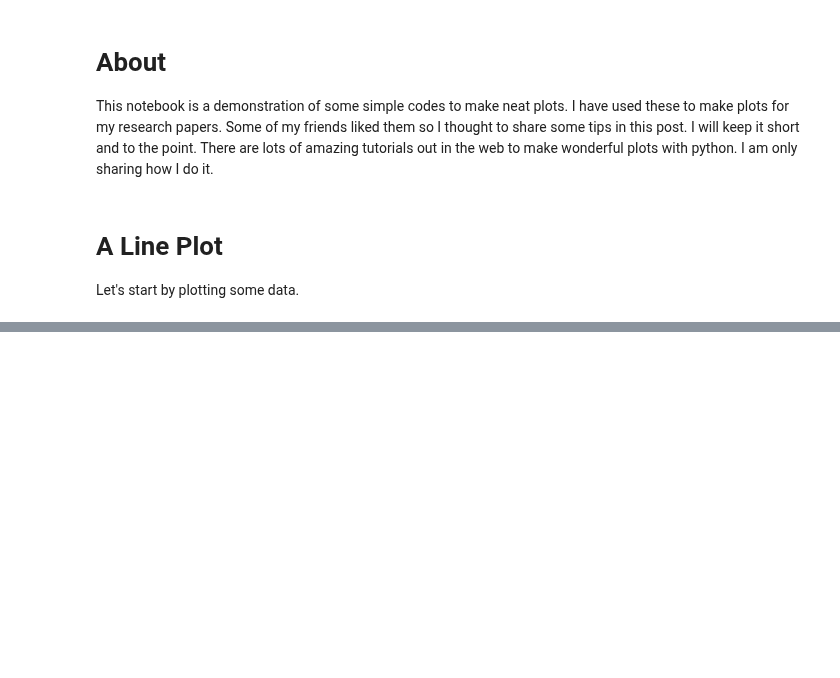
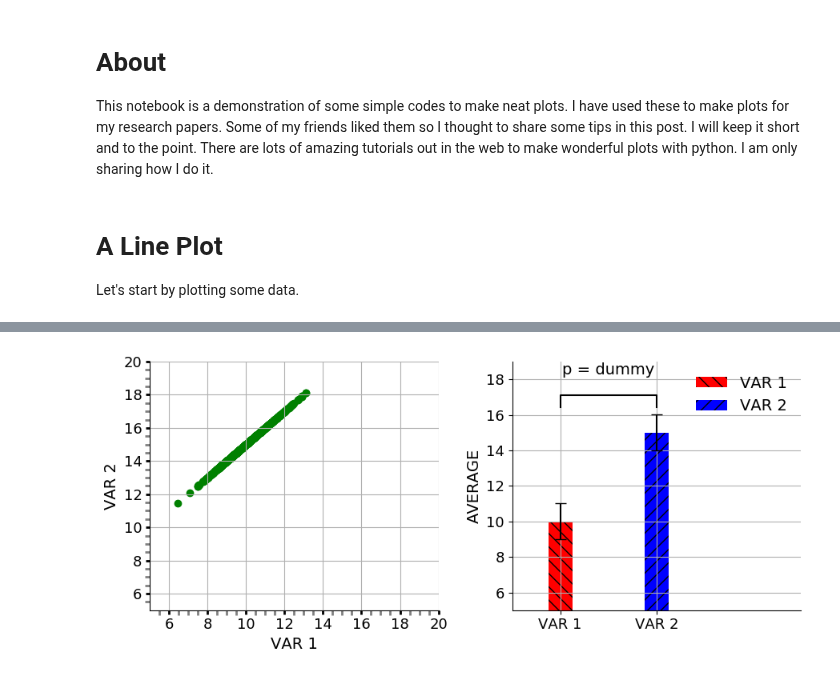
Before and after one commit to neerajww/myblog, a Jupyter notebook: _notebooks/2020-06-05-plotting_tips.ipynb, the cells around one changed output, grey strips where cells are left out. Cells and saved outputs as stored; diff of their text form; code cells hidden in the pictures; blank space fills up the shorter version.

```diff
--- a/_notebooks/2020-06-05-plotting_tips.ipynb
+++ b/_notebooks/2020-06-05-plotting_tips.ipynb
@@ -55,0 +174,46 @@ plt.show()
+# %%
+# make data
+x = []
+x.append(np.random.normal(10, std, size=num_samples))
+x.append(5+x[0])
+# scatter plots
+fig = plt.subplots(figsize=(9, 4))
+
+ax = plt.subplot(1,2,1)
+ax.scatter(x[0],x[1],color='green')
+ax.set_xlabel('VAR 1',fontsize=14)
+ax.set_ylabel('VAR 2',fontsize=14)
+ax.xaxis.set_minor_locator(AutoMinorLocator())
+ax.yaxis.set_minor_locator(AutoMinorLocator())
+ax.tick_params(which='both', width=2)
+ax.set_xlim(5,20)
+ax.set_ylim(5,20)
+ax.grid(True)
+plt.xticks(fontsize=13)
+plt.yticks(fontsize=13)
+ax.spines['right'].set_visible(False)
+ax.spines['top'].set_visible(False)
+# ax.plot([5,60],[5,60],'--',color='black',alpha=0.25)
+ax.tick_params(which='minor', length=4, color='gray')
+
+
+ax = plt.subplot(1,2,2)
+ax.bar(2,np.mean(x[0]),yerr=np.std(x[0]), align='center',alpha=1, ecolor='black',capsize=5,hatch="\\\\",color='red',label='VAR 1',width=.5)
+ax.bar(4,np.mean(x[1]),yerr=np.std(x[1]), align='center',alpha=1, ecolor='black',capsize=5,hatch="//",color='blue',label='VAR 2',width=.5)
+ax.set_ylabel('AVERAGE',fontsize=14)
+ax.legend(loc='upper right',frameon=False,fontsize=14)
+plt.xticks([2,4], ['VAR 1','VAR 2'],rotation=0)
+ax.set_xlim(1,7)
+ax.set_ylim(5,19)
+plt.xticks(fontsize=13)
+plt.yticks(fontsize=13)
+ax.grid(True)
+ax.spines['right'].set_visible(False)
+ax.spines['top'].set_visible(False)
+# sns.despine()
+# Call the function
+barplot_annotate_brackets(0, 1, 'p = dummy', [2,4],[np.mean(x[0]),np.mean(x[1])], dh=.1,barh=.05,fsize=14)
+plt.tight_layout()
+plt.show()
+# %% [output]
+[figure, added]
```
Also changed, not shown: parts of 11 cells of this notebook, 1 other file.
